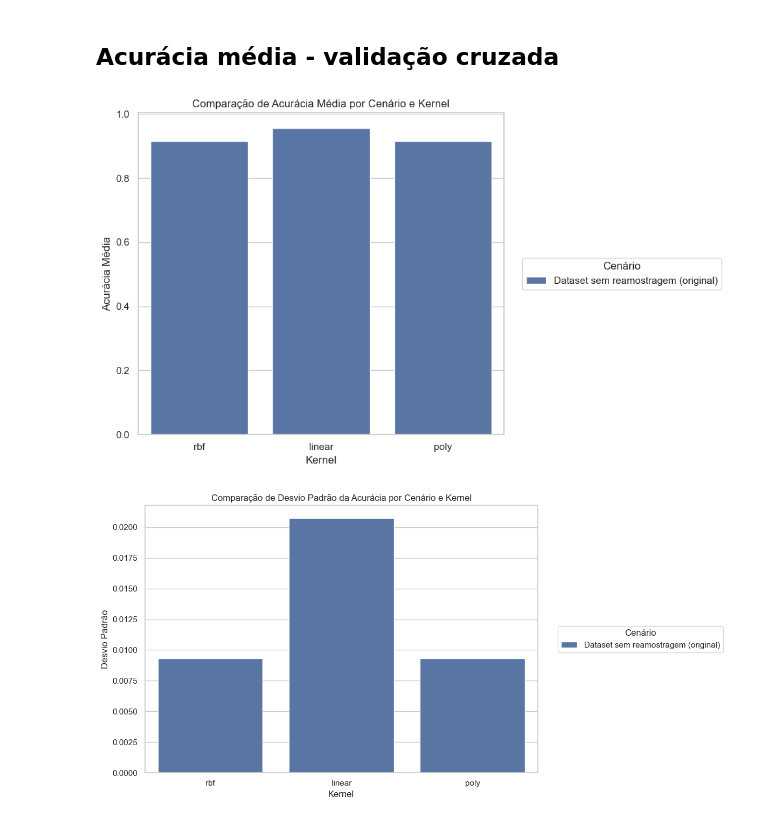
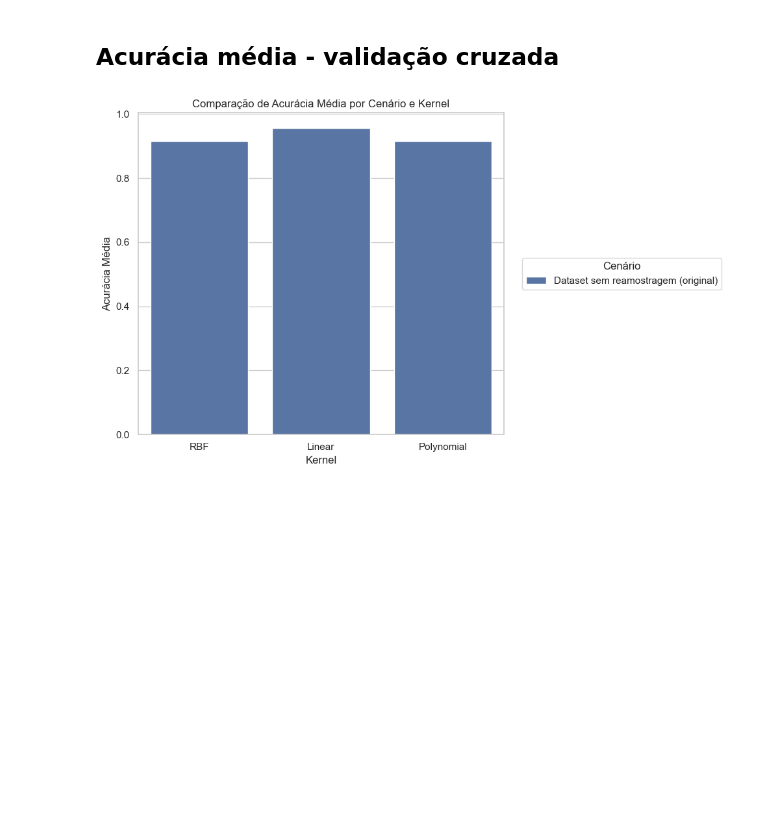
Before and after one commit to WesleydosSantos/machine-learning-tecnicas, a Jupyter notebook: Modelos/svm.ipynb, the cells around one changed output. Saved outputs shown, nothing was run; the diff lists cells and outputs as text; code cells hidden in the pictures; blank space fills up the shorter version.

Commit message:
Adjustments
add confusion matrix and adjusting the pipeline

```diff
--- a/Modelos/svm.ipynb
+++ b/Modelos/svm.ipynb
@@ -311,17 +326,25 @@ Desvio padrão da acurácia: 2.07%
 # %%
 #Instanciando o modelo com kernel 'poly'
 svm = SVC(kernel='poly', random_state = 42)
+
+cv_scores = cross_val_score(svm, X_train, y_train, cv = 10, scoring='accuracy')
+print(f"Acurácia média da validação cruzada: {cv_scores.mean() * 100:.2f}%")
+print(f"Desvio padrão da acurácia: {cv_scores.std() * 100:.2f}%")
 
 svm.fit(X_train, y_train)
 
 y_pred = svm.predict(X_test)
 
-#avaliando o modelo com o cross-validation
-cv_scores = cross_val_score(svm, X_train, y_train, cv = 10, scoring='accuracy')
+matriz_conf = confusion_matrix(y_test, y_pred)
+
+sns.heatmap(matriz_conf, annot=True, fmt='d', cmap='Blues',
+            xticklabels=['0', '1'],
+            yticklabels=['0', '1'])
+
+plt.title('Matriz de Confusão')
+plt.xlabel('Valor Predito')
+plt.ylabel('Valor Real');
 
 print('Relatório do modelo\n\n', classification_report(y_test, y_pred))
-print(f"Acurácia média da validação cruzada: {cv_scores.mean() * 100:.2f}%")
-print(f"Desvio padrão da acurácia: {cv_scores.std() * 100:.2f}%")
-
-results_cenario1.append({'Cenário': 'Dataset sem reamostragem (original)', 'Kernel': 'poly', 'Acurácia Média': cv_scores.mean(), 'Desvio Padrão': cv_scores.std()})
+results_cenario1.append({'Cenário': 'Dataset sem reamostragem (original)', 'Kernel': 'Polynomial', 'Acurácia Média': cv_scores.mean(), 'Desvio Padrão': cv_scores.std()})
 # %% [output]
@@ -579,29 +649,18 @@ results_df_cenario3 = pd.DataFrame(results_cenario3)
 # %%
 # Configurar o estilo do gráfico
 sns.set(style="whitegrid")
 
 # Gráfico de Acurácia Média
 plt.figure(figsize=(10, 6))
 sns.barplot(x="Kernel", y="Acurácia Média", hue="Cenário", data=results_df_cenario1)
 plt.title("Comparação de Acurácia Média por Cenário e Kernel")
 plt.xlabel("Kernel")
 plt.ylabel("Acurácia Média")
 plt.legend(title="Cenário",loc='center left', bbox_to_anchor=(1.05, 0.5), borderaxespad=0.)
 plt.tight_layout()
 plt.show()
-
-# Gráfico de Desvio Padrão da Acurácia
-plt.figure(figsize=(12, 6))
-sns.barplot(x="Kernel", y="Desvio Padrão", hue="Cenário", data=results_df_cenario1)
-plt.title("Comparação de Desvio Padrão da Acurácia por Cenário e Kernel")
-plt.xlabel("Kernel")
-plt.ylabel("Desvio Padrão")
-plt.legend(title="Cenário",loc='center left', bbox_to_anchor=(1.05, 0.5), borderaxespad=0.)
-plt.tight_layout()
-plt.show()
 # %% [output]
-[figure, old version]
+[figure, new version]
-[figure, removed]
 # %%
 # Configurar o estilo do gráfico
 sns.set(style="whitegrid")
```
Also changed, not shown: parts of 13 cells of this notebook.
